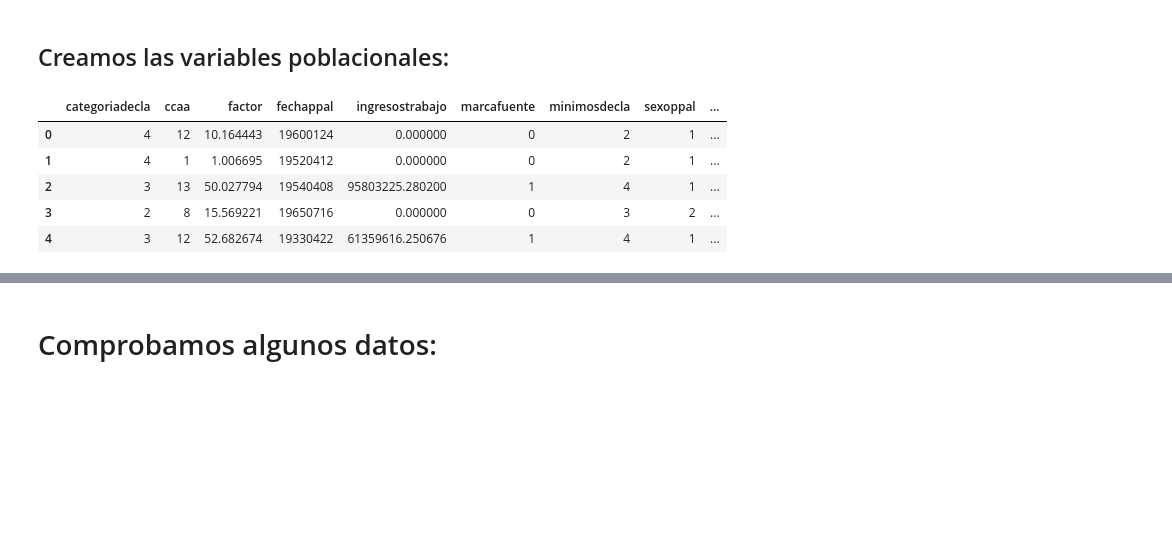
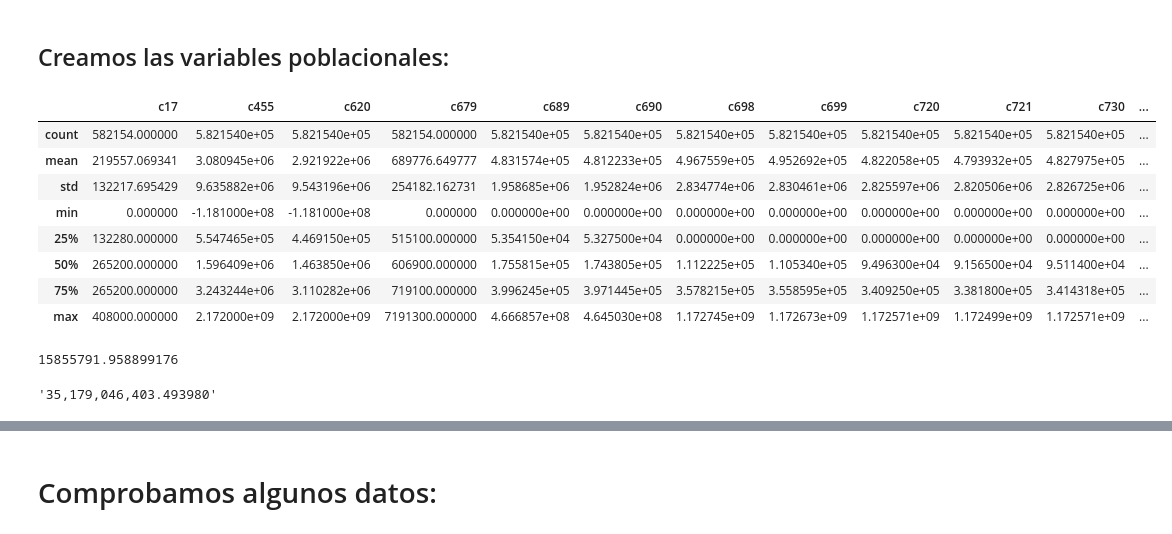
Before and after one commit to mmngreco/Fiscal, a Jupyter notebook: irpf_analisis.ipynb, the cells around one changed output, grey strips where cells are left out. Cells and saved outputs as stored; diff of their text form; code cells hidden in the pictures; blank space fills up the shorter version.

```diff
--- a/irpf_analisis.ipynb
+++ b/irpf_analisis.ipynb
@@ -189,11 +187,22 @@ for vm in variables_monetarias:
-# %%
-dpob.head()
-# %% [output]
-|  | categoriadecla | ccaa | factor | fechappal | ingresostrabajo | marcafuente | minimosdecla | sexoppal | ... |
-| 0 | 4 | 12 | 10.164443 | 19600124 | 0.000000 | 0 | 2 | 1 | ... |
-| 1 | 4 | 1 | 1.006695 | 19520412 | 0.000000 | 0 | 2 | 1 | ... |
-| 2 | 3 | 13 | 50.027794 | 19540408 | 95803225.280200 | 1 | 4 | 1 | ... |
-| 3 | 2 | 8 | 15.569221 | 19650716 | 0.000000 | 0 | 3 | 2 | ... |
-| 4 | 3 | 12 | 52.682674 | 19330422 | 61359616.250676 | 1 | 4 | 1 | ... |
+# %%
+dwork.describe()
+# %% [output]
+|  | c17 | c455 | c620 | c679 | c689 | c690 | c698 | c699 | c720 | c721 | c730 | ... |
+| count | 582154.000000 | 5.821540e+05 | 5.821540e+05 | 582154.000000 | 5.821540e+05 | 5.821540e+05 | 5.821540e+05 | 5.821540e+05 | 5.821540e+05 | 5.821540e+05 | 5.821540e+05 | ... |
+| mean | 219557.069341 | 3.080945e+06 | 2.921922e+06 | 689776.649777 | 4.831574e+05 | 4.812233e+05 | 4.967559e+05 | 4.952692e+05 | 4.822058e+05 | 4.793932e+05 | 4.827975e+05 | ... |
+| std | 132217.695429 | 9.635882e+06 | 9.543196e+06 | 254182.162731 | 1.958685e+06 | 1.952824e+06 | 2.834774e+06 | 2.830461e+06 | 2.825597e+06 | 2.820506e+06 | 2.826725e+06 | ... |
+| min | 0.000000 | -1.181000e+08 | -1.181000e+08 | 0.000000 | 0.000000e+00 | 0.000000e+00 | 0.000000e+00 | 0.000000e+00 | 0.000000e+00 | 0.000000e+00 | 0.000000e+00 | ... |
+| 25% | 132280.000000 | 5.547465e+05 | 4.469150e+05 | 515100.000000 | 5.354150e+04 | 5.327500e+04 | 0.000000e+00 | 0.000000e+00 | 0.000000e+00 | 0.000000e+00 | 0.000000e+00 | ... |
+| 50% | 265200.000000 | 1.596409e+06 | 1.463850e+06 | 606900.000000 | 1.755815e+05 | 1.743805e+05 | 1.112225e+05 | 1.105340e+05 | 9.496300e+04 | 9.156500e+04 | 9.511400e+04 | ... |
+| 75% | 265200.000000 | 3.243244e+06 | 3.110282e+06 | 719100.000000 | 3.996245e+05 | 3.971445e+05 | 3.578215e+05 | 3.558595e+05 | 3.409250e+05 | 3.381800e+05 | 3.414318e+05 | ... |
+| max | 408000.000000 | 2.172000e+09 | 2.172000e+09 | 7191300.000000 | 4.666857e+08 | 4.645030e+08 | 1.172745e+09 | 1.172673e+09 | 1.172571e+09 | 1.172499e+09 | 1.172571e+09 | ... |
+# %%
+_134['c721'].loc['mean'] * _134['factor'].loc['mean']
+# %% [output]
+15855791.958899176
+# %%
+'{:,f}'.format(sum(dwork.c721 * dwork.factor)/100)
+# %% [output]
+'35,179,046,403.493980'
 # %%
 dpob['ccaa'] = dpob.ccaa.map(str)
```
Also changed, not shown: parts of 7 cells of this notebook, 5 other files.
